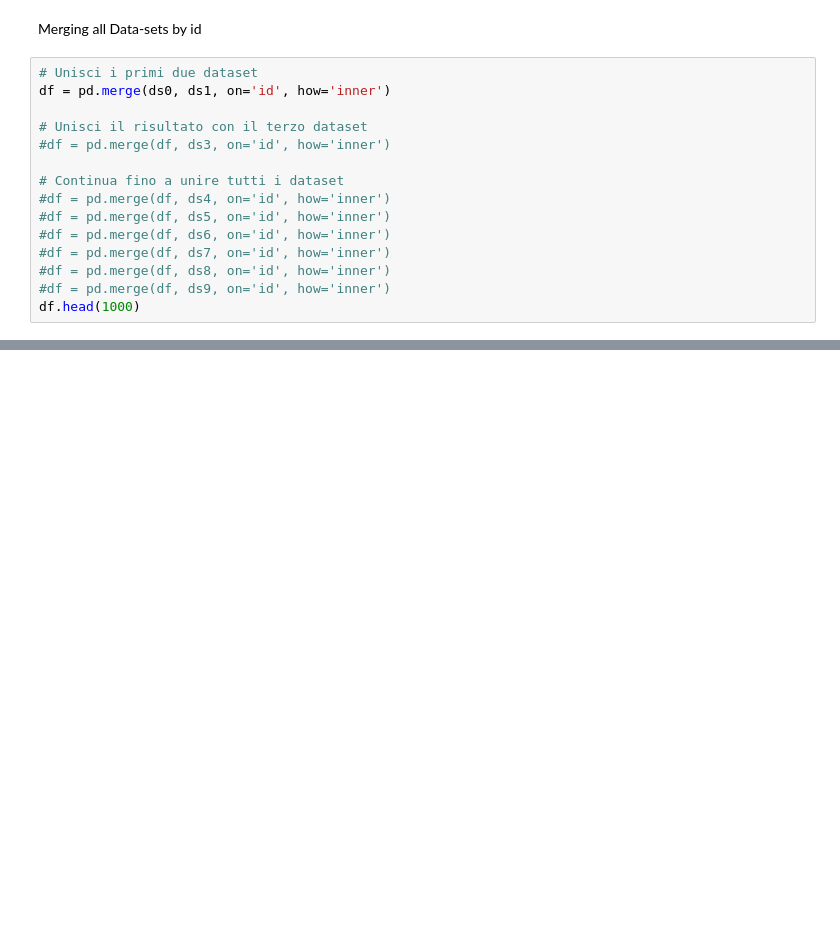
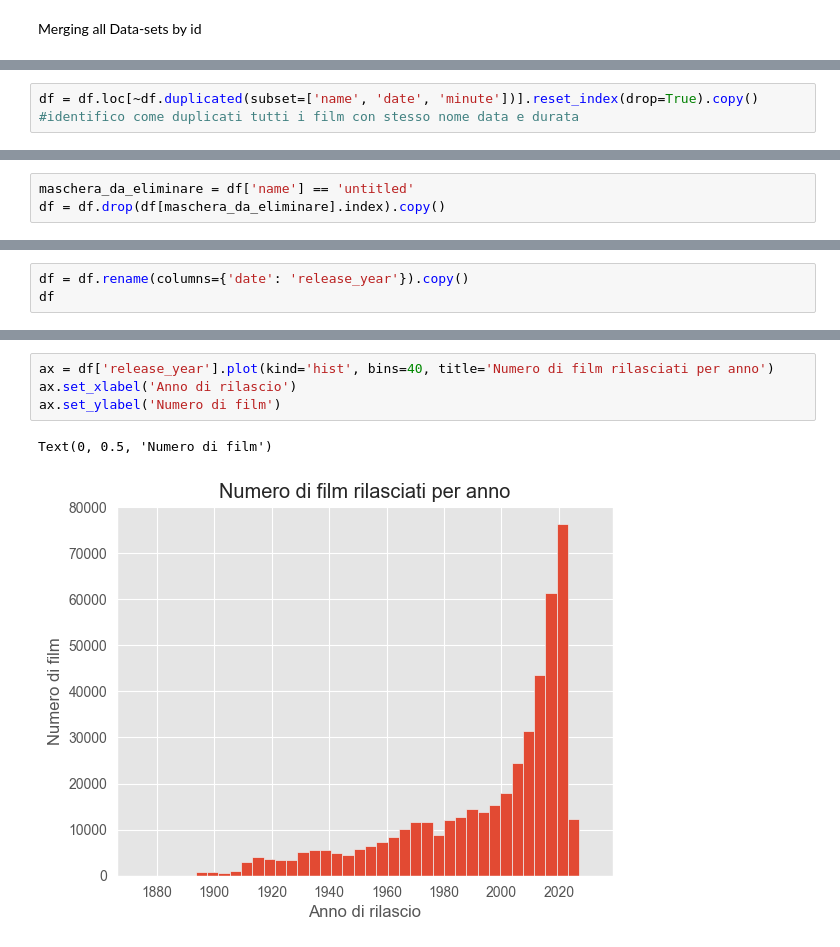
Before and after one commit to Matt1aLibera/Prog_IUM_TWEB, a Jupyter notebook: solutions/IUM/MattiaLiberatoreIUMSolution.ipynb, the cells around one changed output, grey strips where cells are left out. Saved outputs shown, nothing was run; the diff lists cells and outputs as text; blank space fills up the shorter version.

```diff
--- a/solutions/IUM/MattiaLiberatoreIUMSolution.ipynb
+++ b/solutions/IUM/MattiaLiberatoreIUMSolution.ipynb
@@ -48,17 +134,2 @@ ds9.head()
 # %% [markdown]
 Merging all Data-sets by id
-# %%
-# Unisci i primi due dataset
-df = pd.merge(ds0, ds1, on='id', how='inner')
-
-# Unisci il risultato con il terzo dataset
-#df = pd.merge(df, ds3, on='id', how='inner')
-
-# Continua fino a unire tutti i dataset
-#df = pd.merge(df, ds4, on='id', how='inner')
-#df = pd.merge(df, ds5, on='id', how='inner')
-#df = pd.merge(df, ds6, on='id', how='inner')
-#df = pd.merge(df, ds7, on='id', how='inner')
-#df = pd.merge(df, ds8, on='id', how='inner')
-#df = pd.merge(df, ds9, on='id', how='inner')
-df.head(1000)
@@ -268,0 +187,2 @@ Name: count, Length: 245, dtype: int64
+# %%
+df = df.loc[~df.duplicated(subset=['name', 'date', 'minute'])].reset_index(drop=True).copy() #identifico come duplicati tutti i film con stesso nome data e durata
@@ -268,0 +213,3 @@ Name: count, Length: 245, dtype: int64
+# %%
+maschera_da_eliminare = df['name'] == 'untitled'
+df = df.drop(df[maschera_da_eliminare].index).copy()
@@ -268,0 +218,3 @@ Name: count, Length: 245, dtype: int64
+# %%
+df = df.rename(columns={'date': 'release_year'}).copy()
+df
@@ -268,0 +264,7 @@ Name: count, Length: 245, dtype: int64
+# %%
+ax = df['release_year'].plot(kind='hist', bins=40, title='Numero di film rilasciati per anno')
+ax.set_xlabel('Anno di rilascio')
+ax.set_ylabel('Numero di film')
+# %% [output]
+Text(0, 0.5, 'Numero di film')
+[figure, added]
```
Also changed, not shown: parts of 55 cells of this notebook, 1 other file.
